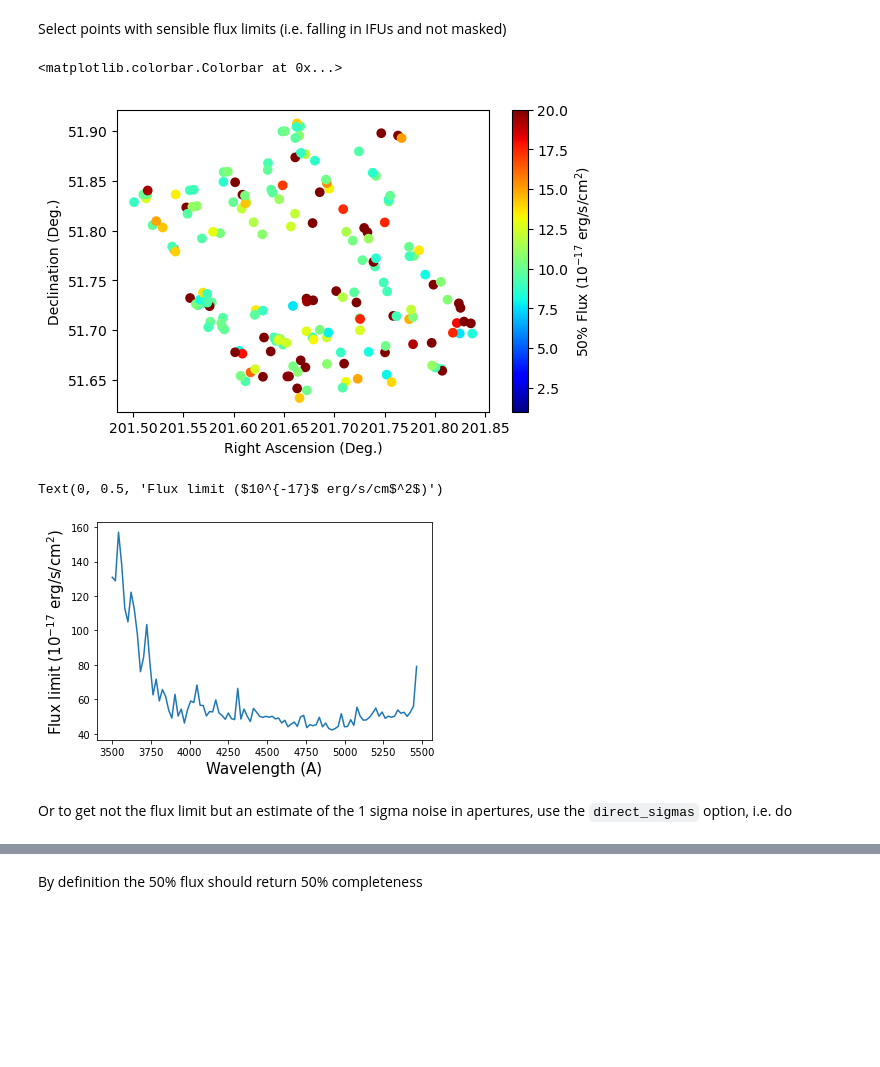
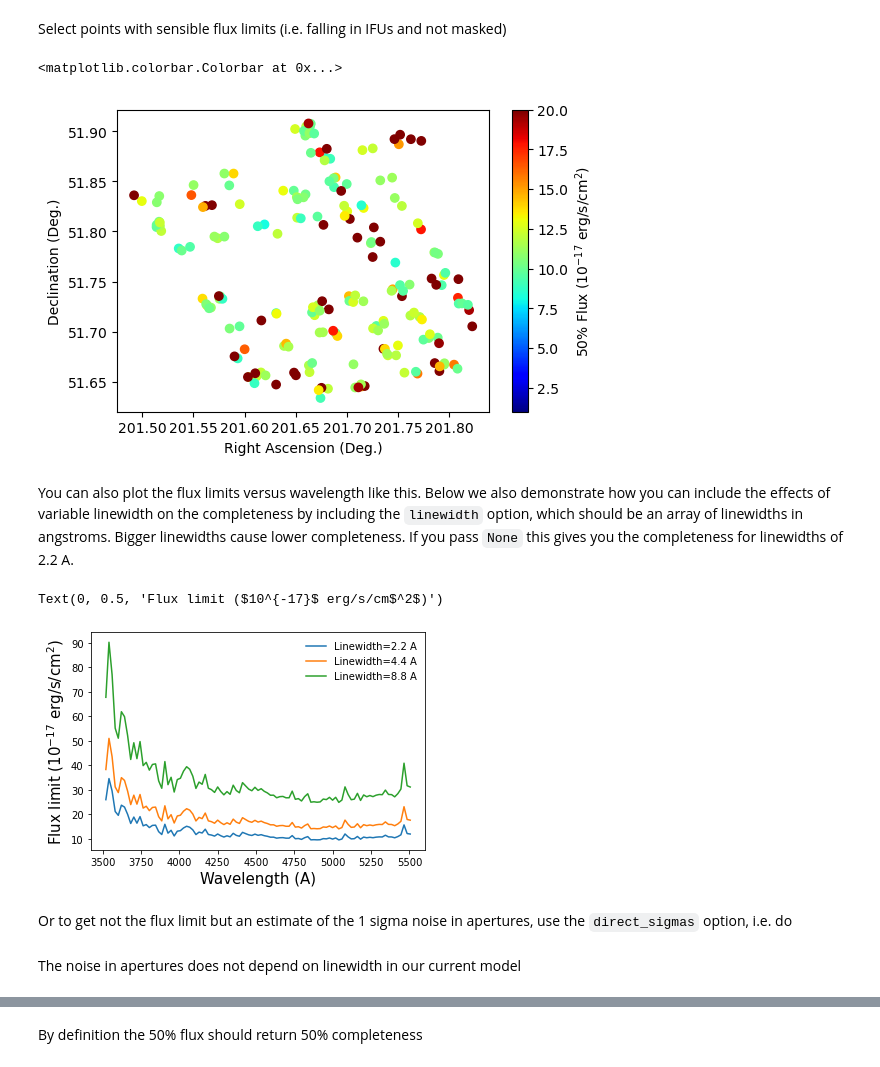
Before and after one commit to HETDEX/hetdex_api, a Jupyter notebook: notebooks/api-notebooks/16-Getting_Flux_Limits_From_The_API.ipynb, the cells around one changed output, grey strips where cells are left out. Saved outputs shown, nothing was run; the diff lists cells and outputs as text; code cells hidden in the pictures; blank space fills up the shorter version.

```diff
--- a/notebooks/api-notebooks/16-Getting_Flux_Limits_From_The_API.ipynb
+++ b/notebooks/api-notebooks/16-Getting_Flux_Limits_From_The_API.ipynb
@@ -48,3 +50,3 @@ You can specify a `flim_model`. This sets the scaling between the noise from the
 # %%
-shot_sens_v1 = ShotSensitivity(datevobs, flim_model="v1")
+shot_sens_v2 = ShotSensitivity(datevobs, flim_model="v2")
 # %% [markdown]
@@ -53,11 +55,11 @@ We can use the `TangentPlane` object in the `ShotSensitivity` class to generate
 x = uniform(-600., 600.0, 2000)
 y = uniform(-600., 600.0, 2000)
 wave = uniform(3700, 5400, 2000)
-ra, dec = shot_sens_v1.tp.xy2raDec(x, y)
+ra, dec = shot_sens_v2.tp.xy2raDec(x, y)
 # %% [markdown]
 Find the flux at 50\% completeness.
 # %%
-f50 = shot_sens_v1.get_f50(ra, dec, wave, sncut)
+f50 = shot_sens_v2.get_f50(ra, dec, wave, sncut)
 # %% [markdown]
 Select points with sensible flux limits (i.e. falling in IFUs and not masked)
 # %%
@@ -73,18 +75,29 @@ plt.ylabel("Declination (Deg.)")
 plt.colorbar(label="50% Flux (10$^{-17}$ erg/s/cm$^2$)")
 # %% [output]
 <matplotlib.colorbar.Colorbar at 0x...>
-[figure, old version]
+[figure, new version]
+# %% [markdown]
+You can also plot the flux limits versus wavelength like this. Below we also demonstrate how you can
+include the effects of variable linewidth on the completeness by including the `linewidth` option, which
+should be an array of linewidths in angstroms. Bigger linewidths cause lower completeness. If you pass `None` this
+gives you the completeness for linewidths of 2.2 A.
 # %%
 wls = linspace(3500.0, 5505.0, 100)
-print(flims[50])
-flims = shot_sens_v1.get_f50(ra[50]*ones(len(wls)), dec[50]*ones(len(wls)),
-                             wls, sncut)
-plt.plot(wls[flims < 999], 1e17*flims[flims < 999])
+
+
+for linewidth in [2.2, 4.4, 8.8]:
+    flims = shot_sens_v2.get_f50(ra[50]*ones(len(wls)), dec[50]*ones(len(wls)),
+                                 wls, sncut, linewidth=linewidth*ones(len(wls)))
+    plt.plot(wls[flims < 999], 1e17*flims[flims < 999],
+            label="Linewidth={:2.1f} A".format(linewidth))
+
+
+plt.legend(frameon = False)
 plt.xlabel("Wavelength (A)", fontsize=15.0)
 plt.ylabel("Flux limit ($10^{-17}$ erg/s/cm$^2$)", fontsize=15.0)
 # %% [output]
 Text(0, 0.5, 'Flux limit ($10^{-17}$ erg/s/cm$^2$)')
-[figure, old version]
+[figure, new version]
 # %% [markdown]
 Or to get not the flux limit but an estimate of the 1 sigma noise in apertures, use the `direct_sigmas` option, i.e. do
 # %%
@@ -92,3 +105,5 @@ one_sigma = shot_sens_v1.get_f50(ra, dec, wave, sncut, direct_sigmas=True)
+# %% [markdown]
+The noise in apertures does not depend on linewidth in our current model
 # %%
 one_sigma
 # %% [output]
```
Also changed, not shown: parts of 54 cells of this notebook, 4 other files.
